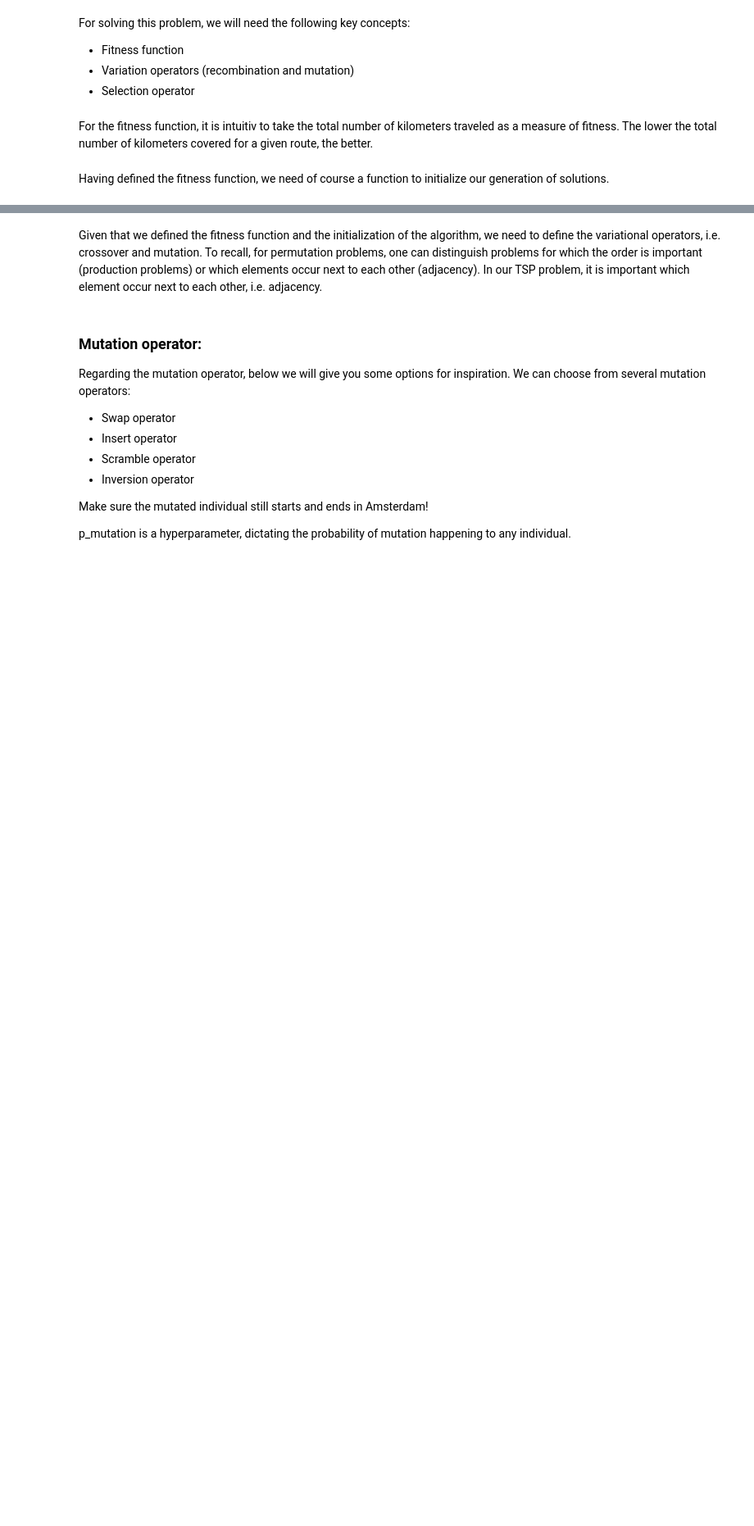
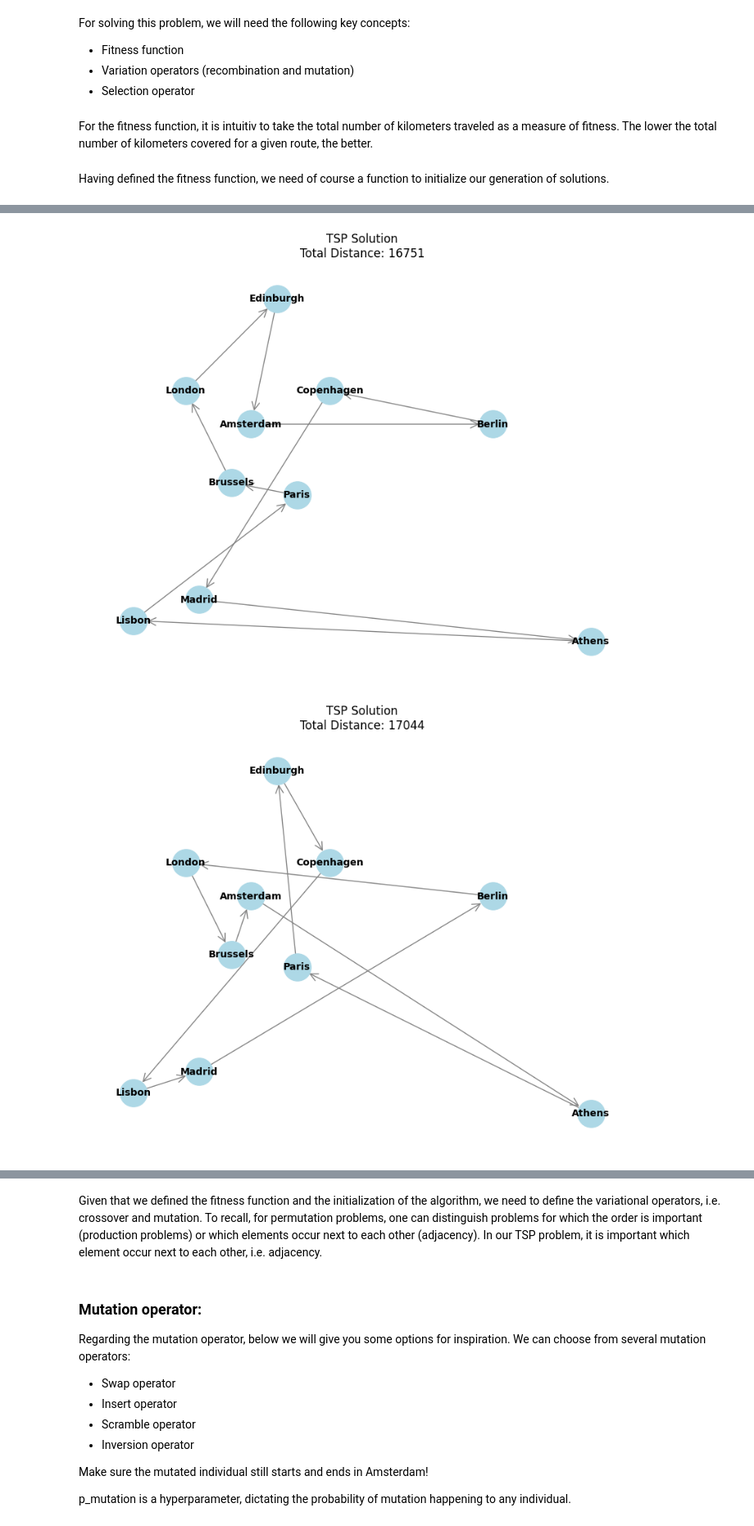
Before and after one commit to GenhaoLi/Evolutionary_Computing, a Jupyter notebook: Notebook_assignment_individual/TSP_STUDENT.ipynb, the cells around one changed output, grey strips where cells are left out. Shown: that part at 82% size. Drawn from its saved outputs; the diff is of its cells as text; code cells hidden in the pictures; blank space fills up the shorter version.

```diff
--- a/Notebook_assignment_individual/TSP_STUDENT.ipynb
+++ b/Notebook_assignment_individual/TSP_STUDENT.ipynb
@@ -107,9 +107,9 @@ For solving this problem, we will need the following key concepts:
 For the fitness function, it is intuitiv to take the total number of kilometers traveled as a measure of fitness. The lower the total number of kilometers covered for a given route, the better.
 # %%
 def compute_distance(route: list, adjacency_mat: np.ndarray) -> int:
-    '''
+    """
     Calculates the total number of kilometers for a given route.
-    '''
+    """
     total_distance = 0
 
     '''
@@ -119,6 +119,9 @@ def compute_distance(route: list, adjacency_mat: np.ndarray) -> int:
     '''
 
     #WRITE YOUR CODE HERE!
+    for step, from_city in enumerate(route[:-1]):
+        to_city = route[step+1]
+        total_distance += adjacency_mat[from_city][to_city]
 
     return total_distance
 # %%
@@ -141,7 +151,7 @@ def fittest_solution_TSP(compute_distance, generation: list, adjancency_mat: np.
 Having defined the fitness function, we need of course a function to initialize our generation of solutions.
 # %%
 def initialize_population(n_population: int) -> list:
-    '''This returns a randomly initialized list of individual solutions of size n_population.'''
+    """This returns a randomly initialized list of individual solutions of size n_population."""
 
     population = []
 
@@ -151,11 +161,20 @@ def initialize_population(n_population: int) -> list:
     Please complete the function!
     '''
 
+    def init_individual() -> list[int]:
+        individual = list(range(1, 10))
+        random.shuffle(individual)
+        individual = [0] + individual + [0]
+        return individual
+
+    population = [init_individual() for _ in range(n_population)]
+
     for individual in population:
         #Implement some assertion tests for checking if the individual meets criteria
         assert (individual[0] == individual[-1]==0), 'Make sure you start and end in Amsterdam'
         assert len(set(individual)) == 10, "Individual must contain all unique values from 0 to 9, as is must visit all cities"
         assert (len(individual) == 11), "Individual must be length 11"
 
+    return population
 
-    return population
+initialize_population(10)
@@ -166,7 +196,7 @@ If it comes in handy, you can use this function to visualize your candidate solu
 # %%
 import networkx as nx
 
-def visualize(candidate_solution: list):
+def visualize(candidate_solution: list[int]):
     """
     Visualizes the solution to the TSP problem
     """
@@ -226,0 +255,7 @@ visualize(example_solution)
+# %%
+population = initialize_population(3)
+for individual in population:
+    visualize(individual)
+# %% [output]
+[figure, added]
+[figure, added]
```
Also changed, not shown: parts of 8 cells of this notebook, 2 other files.
